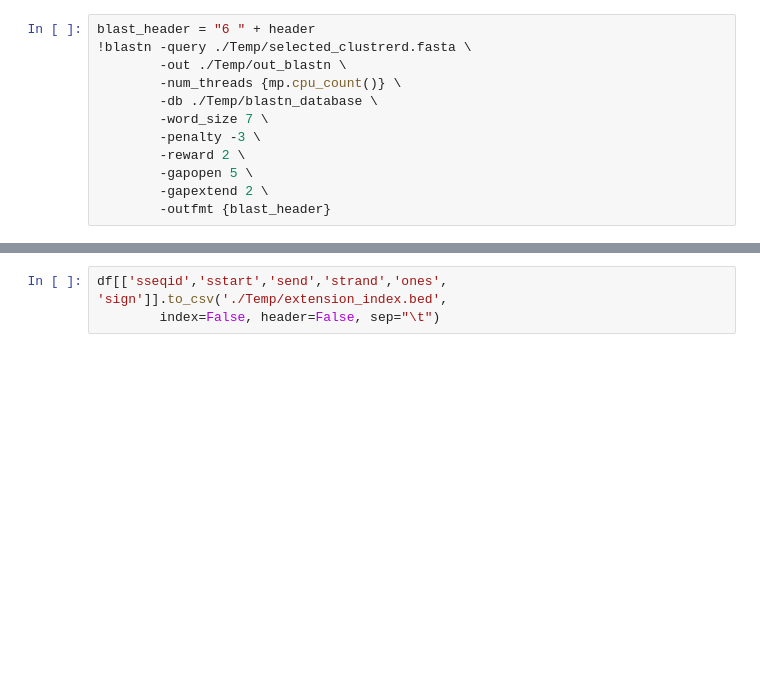
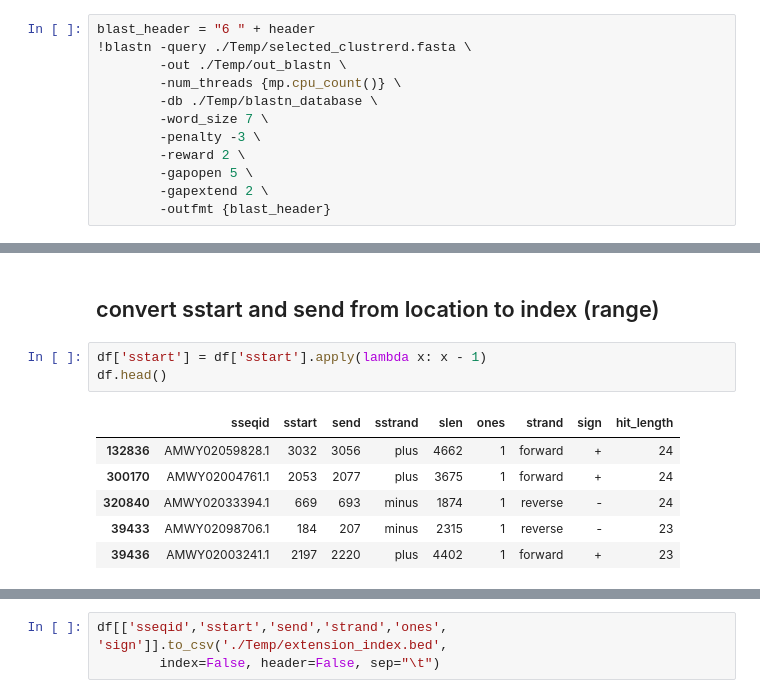
Before and after one commit to Ilia-Abolhasani/amir-p3, a Jupyter notebook: Code.ipynb, the cells around one changed output, grey strips where cells are left out. Saved outputs shown, nothing was run; the diff lists cells and outputs as text; blank space fills up the shorter version.

```diff
--- a/Code.ipynb
+++ b/Code.ipynb
@@ -481,0 +509,12 @@ df.head(5)
+# %% [markdown]
+## convert sstart and send from location to index (range)
+# %%
+df['sstart'] = df['sstart'].apply(lambda x: x - 1)
+df.head()
+# %% [output]
+|  | sseqid | sstart | send | sstrand | slen | ones | strand | sign | hit_length |
+| 132836 | AMWY02059828.1 | 3032 | 3056 | plus | 4662 | 1 | forward | + | 24 |
+| 300170 | AMWY02004761.1 | 2053 | 2077 | plus | 3675 | 1 | forward | + | 24 |
+| 320840 | AMWY02033394.1 | 669 | 693 | minus | 1874 | 1 | reverse | - | 24 |
+| 39433 | AMWY02098706.1 | 184 | 207 | minus | 2315 | 1 | reverse | - | 23 |
+| 39436 | AMWY02003241.1 | 2197 | 2220 | plus | 4402 | 1 | forward | + | 23 |
```
Also changed, not shown: parts of 32 cells of this notebook, 1 other file.
